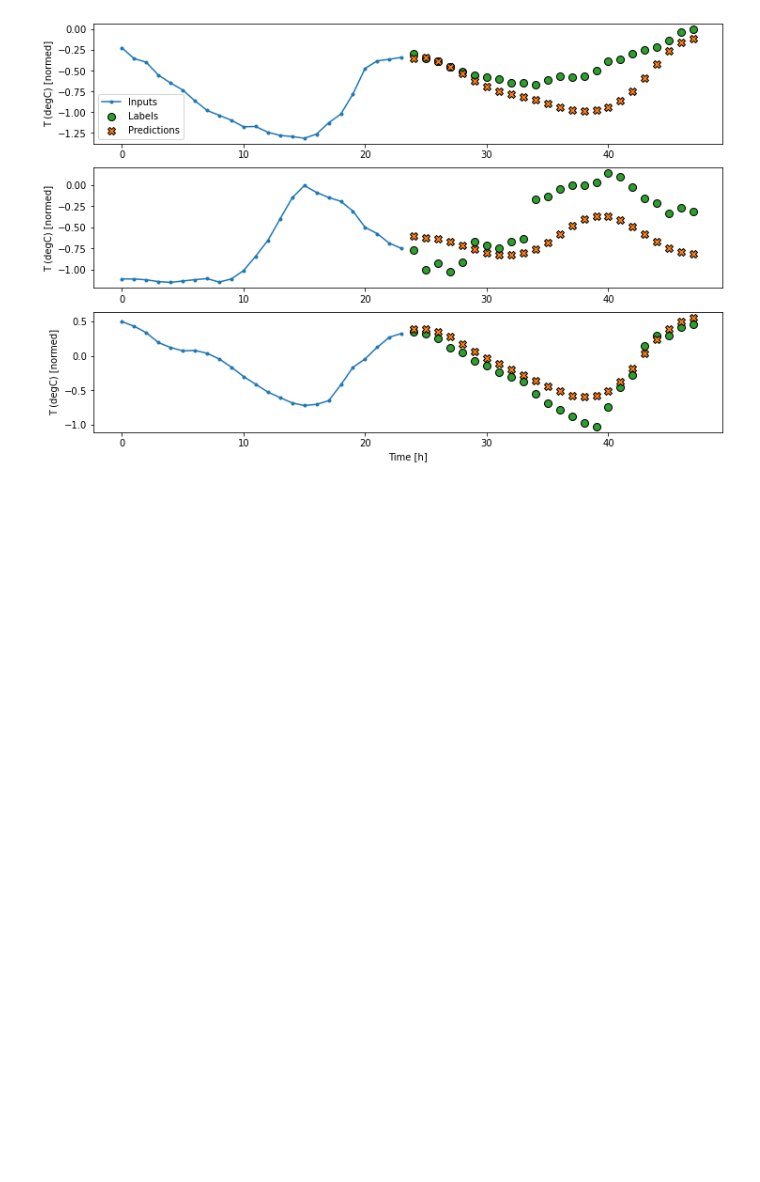
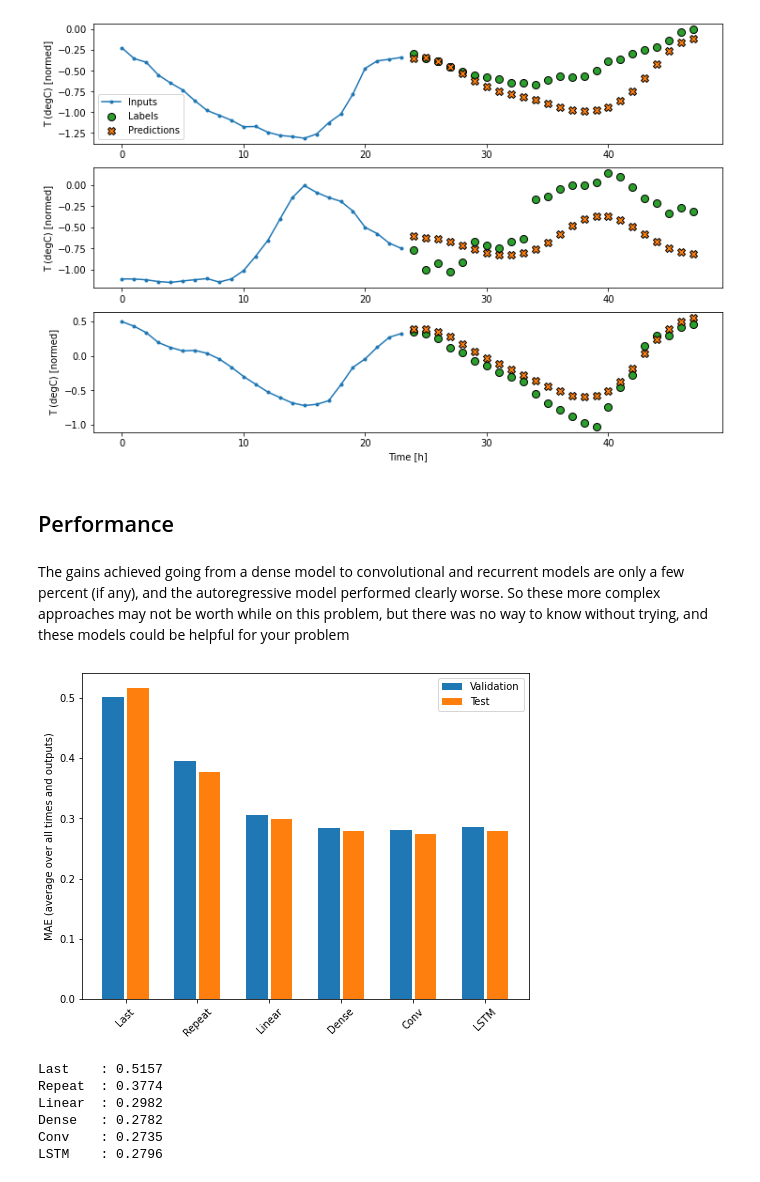
Before and after one commit to algorithm-ssau/generating-image-captions, a Jupyter notebook: examples/time-series-forecasting.ipynb, the cells around one changed output. Saved outputs shown, nothing was run; the diff lists cells and outputs as text; code cells hidden in the pictures; blank space fills up the shorter version.

Commit message:
plot multi-step models performances

```diff
--- a/examples/time-series-forecasting.ipynb
+++ b/examples/time-series-forecasting.ipynb
@@ -1216,3 +1216,35 @@ Wall time: 1h 4min 57s
 [figure]
 # %%
 feedback_model.save_weights('D:/feedback-model-weights.h5')
+# %% [markdown]
+## Performance
+# %% [markdown]
+The gains achieved going from a dense model to convolutional and recurrent models are only a few percent (if any), and the autoregressive model performed clearly worse. So these more complex approaches may not be worth while on this problem, but there was no way to know without trying, and these models could be helpful for your problem
+# %%
+x = np.arange(len(multi_performance))
+width = 0.3
+
+
+metric_name = 'mean_absolute_error'
+metric_index = lstm_model.metrics_names.index('mean_absolute_error')
+val_mae = [v[metric_index] for v in multi_val_performance.values()]
+test_mae = [v[metric_index] for v in multi_performance.values()]
+
+plt.bar(x - 0.17, val_mae, width, label='Validation')
+plt.bar(x + 0.17, test_mae, width, label='Test')
+plt.xticks(ticks=x, labels=multi_performance.keys(),
+           rotation=45)
+plt.ylabel(f'MAE (average over all times and outputs)')
+_ = plt.legend()
+# %% [output]
+[figure, added]
+# %%
+for name, value in multi_performance.items():
+    print(f'{name:8s}: {value[1]:0.4f}')
+# %% [output]
+Last    : 0.5157
+Repeat  : 0.3774
+Linear  : 0.2982
+Dense   : 0.2782
+Conv    : 0.2735
+LSTM    : 0.2796
```
